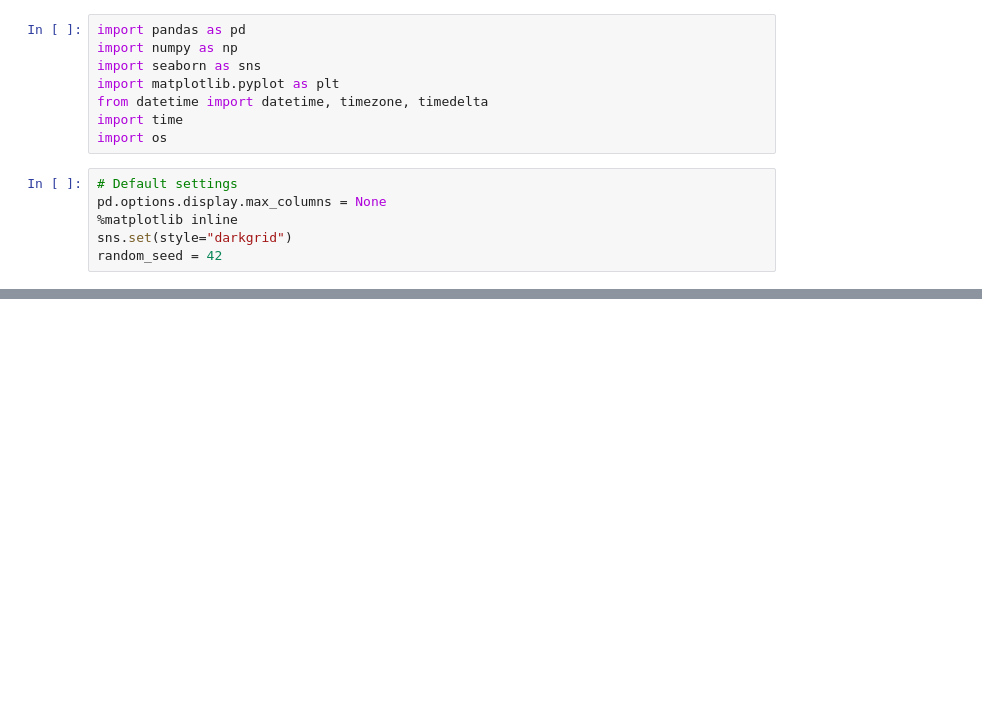
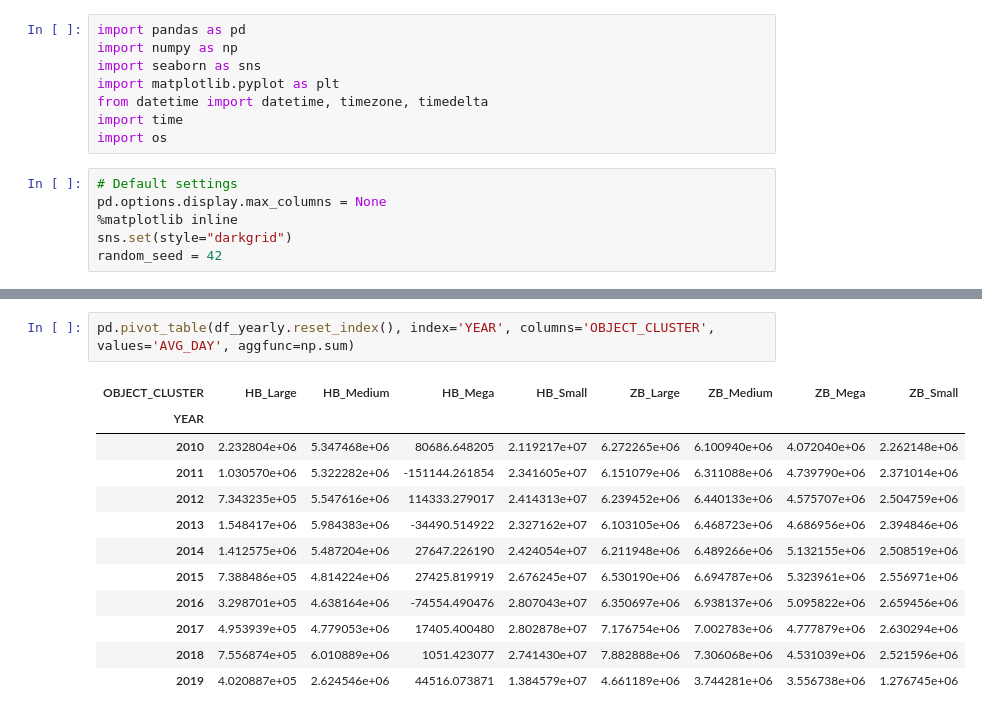
Before and after one commit to benplatten/UvA_DSP_Waternet, a Jupyter notebook: pipelines/customer_segmentation.ipynb, the cells around one changed output, grey strips where cells are left out. Saved outputs shown, nothing was run; the diff lists cells and outputs as text; blank space fills up the shorter version.

```diff
--- a/pipelines/customer_segmentation.ipynb
+++ b/pipelines/customer_segmentation.ipynb
@@ -87,0 +141,15 @@ df_monthly
+# %%
+pd.pivot_table(df_yearly.reset_index(), index='YEAR', columns='OBJECT_CLUSTER', values='AVG_DAY', aggfunc=np.sum)
+# %% [output]
+| OBJECT_CLUSTER | HB_Large | HB_Medium | HB_Mega | HB_Small | ZB_Large | ZB_Medium | ZB_Mega | ZB_Small |
+| YEAR |  |  |  |  |  |  |  |  |
+| 2010 | 2.232804e+06 | 5.347468e+06 | 80686.648205 | 2.119217e+07 | 6.272265e+06 | 6.100940e+06 | 4.072040e+06 | 2.262148e+06 |
+| 2011 | 1.030570e+06 | 5.322282e+06 | -151144.261854 | 2.341605e+07 | 6.151079e+06 | 6.311088e+06 | 4.739790e+06 | 2.371014e+06 |
+| 2012 | 7.343235e+05 | 5.547616e+06 | 114333.279017 | 2.414313e+07 | 6.239452e+06 | 6.440133e+06 | 4.575707e+06 | 2.504759e+06 |
+| 2013 | 1.548417e+06 | 5.984383e+06 | -34490.514922 | 2.327162e+07 | 6.103105e+06 | 6.468723e+06 | 4.686956e+06 | 2.394846e+06 |
+| 2014 | 1.412575e+06 | 5.487204e+06 | 27647.226190 | 2.424054e+07 | 6.211948e+06 | 6.489266e+06 | 5.132155e+06 | 2.508519e+06 |
+| 2015 | 7.388486e+05 | 4.814224e+06 | 27425.819919 | 2.676245e+07 | 6.530190e+06 | 6.694787e+06 | 5.323961e+06 | 2.556971e+06 |
+| 2016 | 3.298701e+05 | 4.638164e+06 | -74554.490476 | 2.807043e+07 | 6.350697e+06 | 6.938137e+06 | 5.095822e+06 | 2.659456e+06 |
+| 2017 | 4.953939e+05 | 4.779053e+06 | 17405.400480 | 2.802878e+07 | 7.176754e+06 | 7.002783e+06 | 4.777879e+06 | 2.630294e+06 |
+| 2018 | 7.556874e+05 | 6.010889e+06 | 1051.423077 | 2.741430e+07 | 7.882888e+06 | 7.306068e+06 | 4.531039e+06 | 2.521596e+06 |
+| 2019 | 4.020887e+05 | 2.624546e+06 | 44516.073871 | 1.384579e+07 | 4.661189e+06 | 3.744281e+06 | 3.556738e+06 | 1.276745e+06 |
```
Also changed, not shown: parts of 15 cells of this notebook.
